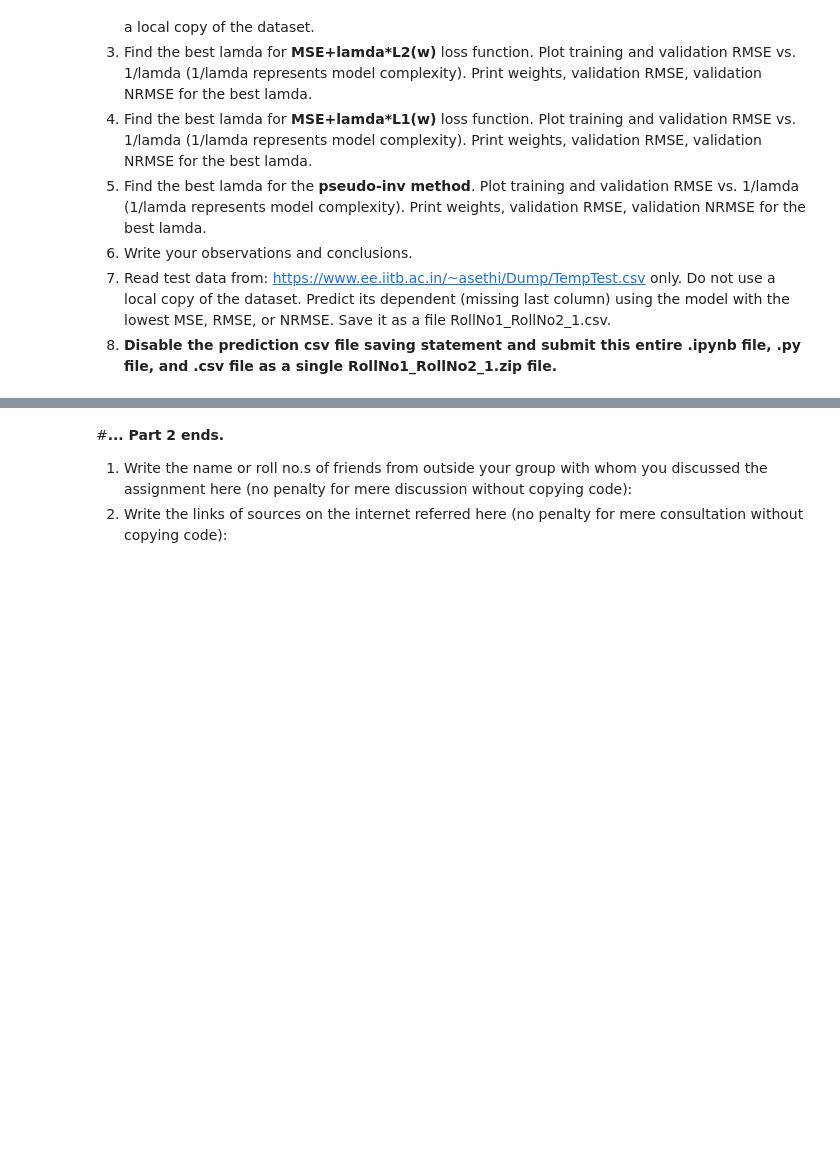
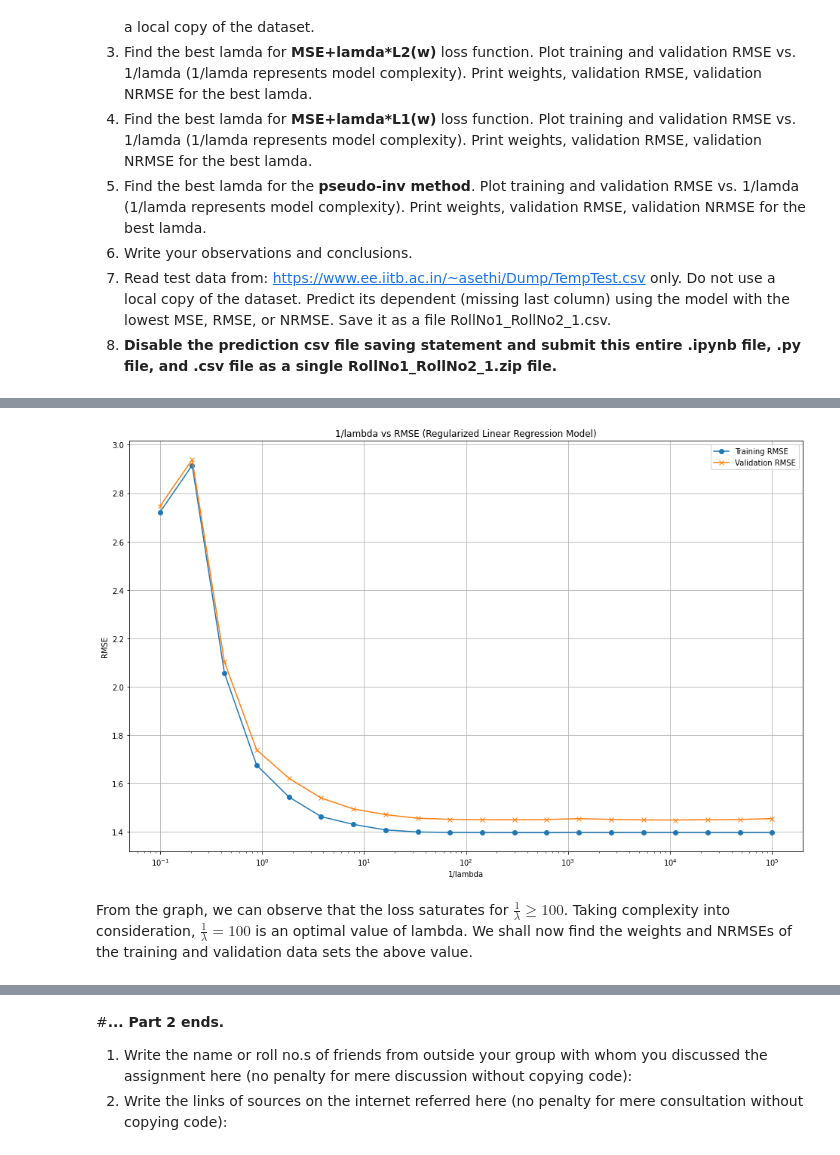
Before and after one commit to KartikIITB/EE769-Assignments, a Jupyter notebook: Assignment_1_Instructions_Template_v3.ipynb, the cells around one changed output, grey strips where cells are left out. Drawn from its saved outputs; the diff is of its cells as text; code cells hidden in the pictures; blank space fills up the shorter version.

```diff
--- a/Assignment_1_Instructions_Template_v3.ipynb
+++ b/Assignment_1_Instructions_Template_v3.ipynb
@@ -384,3 +378,0 @@ df_train.head()
-# %%
-X = df_train.iloc[:, :17]
-t = df_train['Next_Tmax']
@@ -484,0 +421,34 @@ Name: 0.11242973141786385, dtype: float64
+# %%
+# General linear regression model to be used for both L2 and L1 loss. Outputs are
+# weights, training RMSE and validation RMSE.
+
+def regression_model(max_iter, lamda, epsilon, lr, lossfunc, gradfunc):
+    # w has the same number of columns as [X 1]. We shall randomize w.
+    w = np.random.randn(X_train.shape[1]+1) + t.mean()
+    # Gradient descent
+    w, _, _, _ = Gradient_Descent(
+        X_train, X_val, t_train, t_val, w, lamda, max_iter, epsilon, lr, lossfunc, gradfunc)
+
+    return w, np.sqrt(MSE_Loss(X_train, t_train, w)), np.sqrt(MSE_Loss(X_val, t_val, w))
+# %%
+# Main function
+def main(lamdas, lossfunc, gradfunc):
+
+    # Find weights and RMSEs
+    train_RMSEs = []
+    val_RMSEs = []
+    for lamda in lamdas:
+        _, train_RMSE, val_RMSE = regression_model(10000, lamda, 1e-6, 1e-2, lossfunc, gradfunc)
+        train_RMSEs.append(train_RMSE)
+        val_RMSEs.append(val_RMSE)
+
+    # Plot 1/lamda vs RMSE in log scale
+    plt.plot(1/lamdas, train_RMSEs, label = 'Training RMSE', marker = 'o')
+    plt.plot(1/lamdas, val_RMSEs, label = 'Validation RMSE', marker = 'x')
+    plt.xlabel('1/lambda')
+    plt.ylabel('RMSE')
+    plt.title('1/lambda vs RMSE (Regularized Linear Regression Model)')
+    plt.xscale('log')
+    plt.legend()
+    plt.grid()
+    plt.show()
@@ -484,0 +488,9 @@ Name: 0.11242973141786385, dtype: float64
+# %%
+# L1 linear regression
+
+lamdas = np.logspace(-5,1,20) # lambda values in log scale
+main(lamdas, L1_Loss, L1_Gradient) # Run main program
+# %% [output]
+[figure, added]
+# %% [markdown]
+From the graph, we can observe that the loss saturates for $\frac{1}{\lambda} \geq 100$. Taking complexity into consideration, $\frac{1}{\lambda} = 100$ is an optimal value of lambda. We shall now find the weights and NRMSEs of the training and validation data sets the above value.
```
Also changed, not shown: parts of 32 cells of this notebook.
